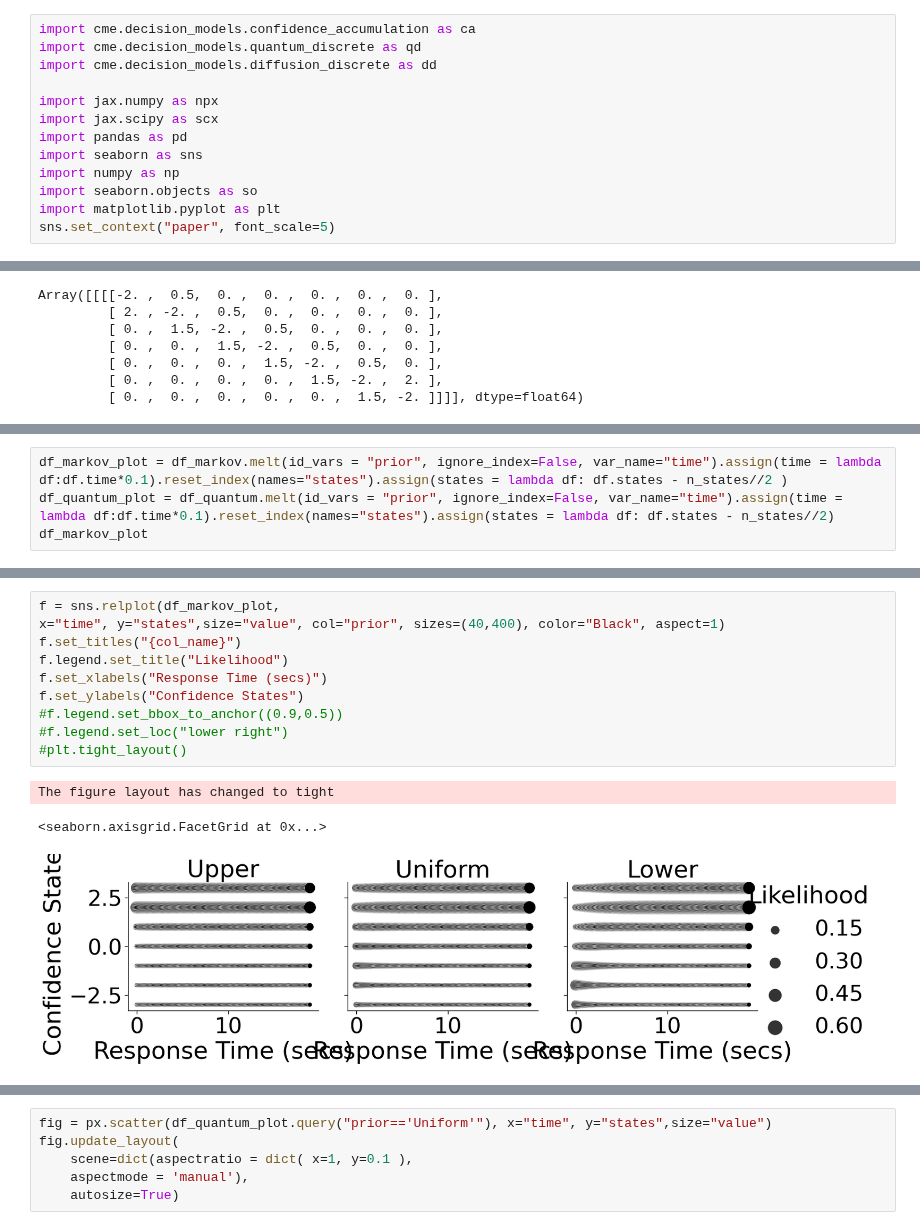
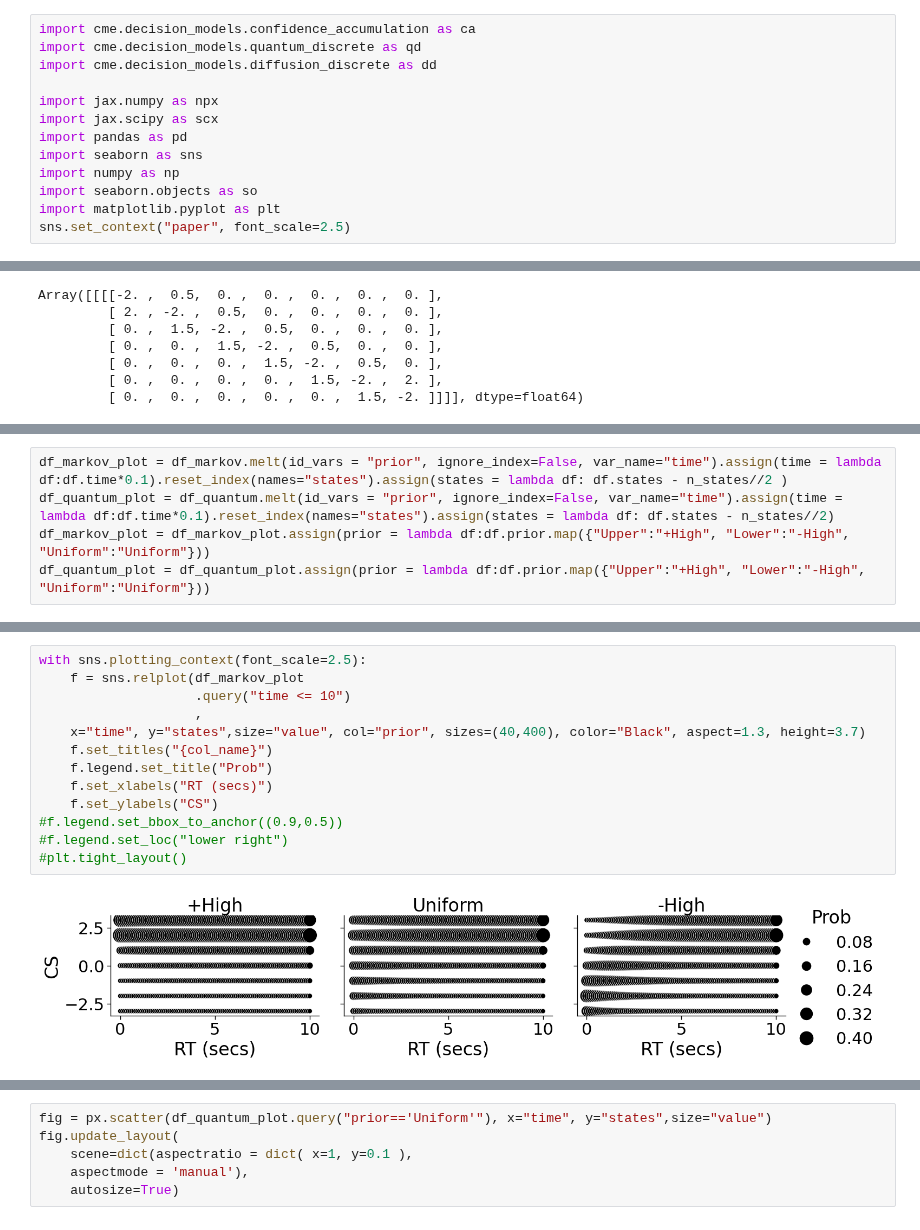
Before and after one commit to rkmalaiya/stochastic_cognitive_dynamics, a Jupyter notebook: poc/Diffusion_vs_Quantum.ipynb, the cells around one changed output, grey strips where cells are left out. Drawn from its saved outputs; the diff is of its cells as text.

Commit message:
plots for math psyc pub

```diff
--- a/poc/Diffusion_vs_Quantum.ipynb
+++ b/poc/Diffusion_vs_Quantum.ipynb
@@ -10,4 +10,4 @@ import seaborn as sns
 import numpy as np
 import seaborn.objects as so
 import matplotlib.pyplot as plt
-sns.set_context("paper", font_scale=5)
+sns.set_context("paper", font_scale=2.5)
@@ -188,4 +172,5 @@ pd.DataFrame(scx.linalg.expm(intensity_matrix_markov*20).squeeze())
 # %%
 df_markov_plot = df_markov.melt(id_vars = "prior", ignore_index=False, var_name="time").assign(time = lambda df:df.time*0.1).reset_index(names="states").assign(states = lambda df: df.states - n_states//2 )
 df_quantum_plot = df_quantum.melt(id_vars = "prior", ignore_index=False, var_name="time").assign(time = lambda df:df.time*0.1).reset_index(names="states").assign(states = lambda df: df.states - n_states//2)
-df_markov_plot
+df_markov_plot = df_markov_plot.assign(prior = lambda df:df.prior.map({"Upper":"+High", "Lower":"-High", "Uniform":"Uniform"}))
+df_quantum_plot = df_quantum_plot.assign(prior = lambda df:df.prior.map({"Upper":"+High", "Lower":"-High", "Uniform":"Uniform"}))
@@ -206,14 +177,15 @@ df_markov_plot
 # %%
-f = sns.relplot(df_markov_plot,
-x="time", y="states",size="value", col="prior", sizes=(40,400), color="Black", aspect=1)
-f.set_titles("{col_name}")
-f.legend.set_title("Likelihood")
-f.set_xlabels("Response Time (secs)")
-f.set_ylabels("Confidence States")
+with sns.plotting_context(font_scale=2.5):
+    f = sns.relplot(df_markov_plot
+                    .query("time <= 10")
+                    ,
+    x="time", y="states",size="value", col="prior", sizes=(40,400), color="Black", aspect=1.3, height=3.7)
+    f.set_titles("{col_name}")
+    f.legend.set_title("Prob")
+    f.set_xlabels("RT (secs)")
+    f.set_ylabels("CS")
 #f.legend.set_bbox_to_anchor((0.9,0.5))
 #f.legend.set_loc("lower right")
 #plt.tight_layout()
 # %% [output]
-The figure layout has changed to tight
-<seaborn.axisgrid.FacetGrid at 0x...>
-[figure, old version]
+[figure, new version]
```
Also changed, not shown: parts of 17 cells of this notebook, 1 other file.
